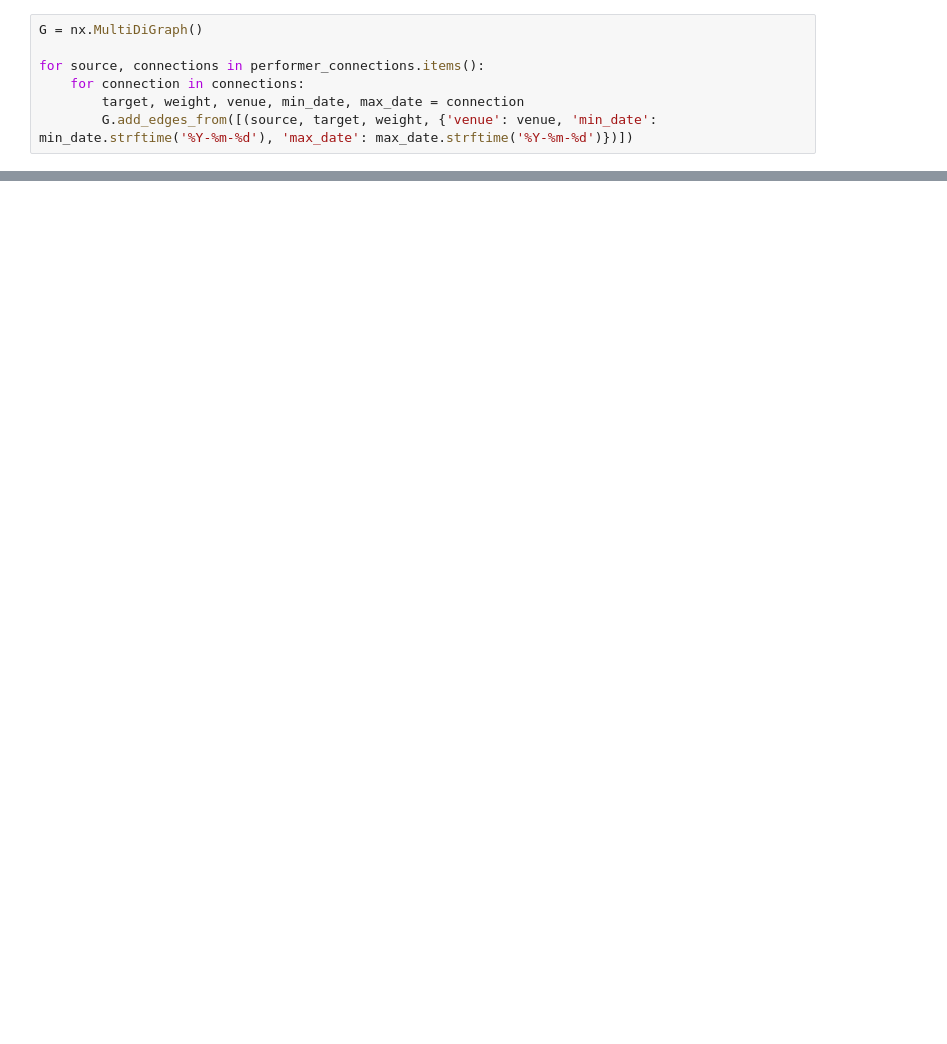
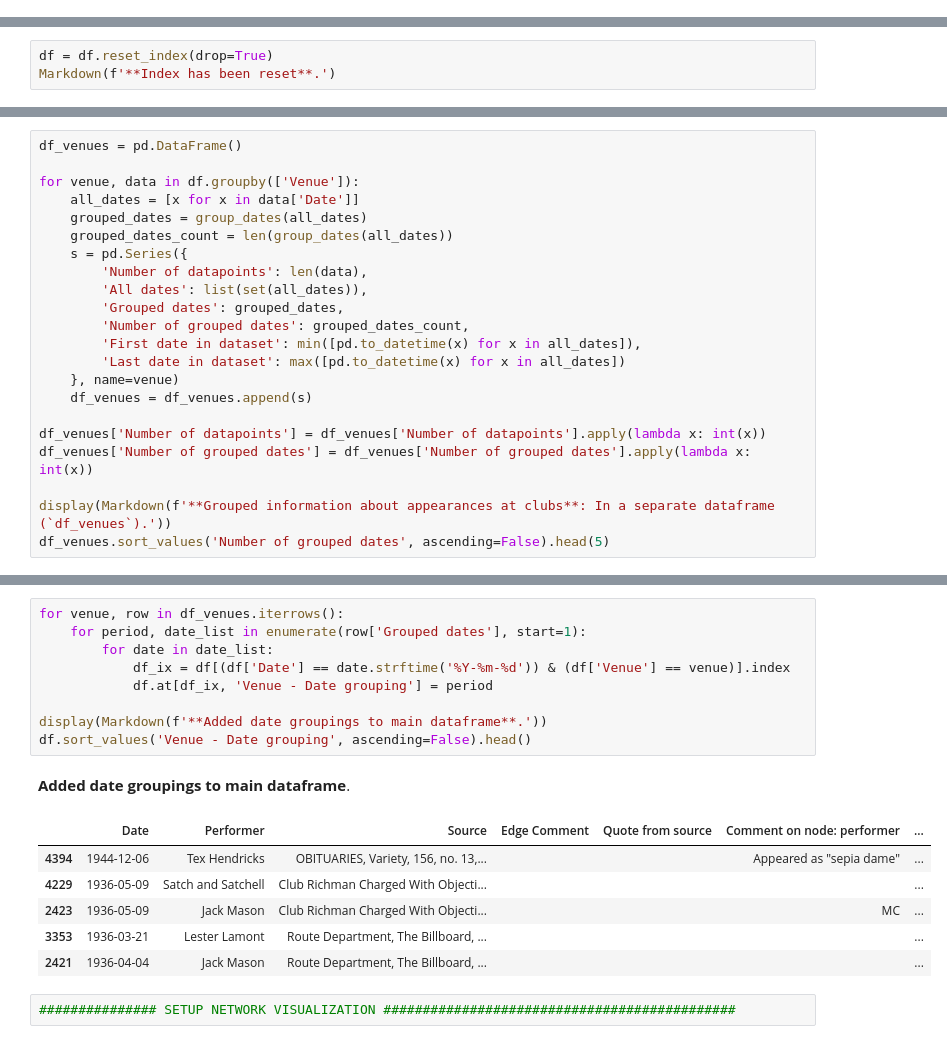
Before and after one commit to kallewesterling/drag-data-1930s, a Jupyter notebook: - Jupyter notebooks/new method rethinking using pandas.ipynb, the cells around one changed output, grey strips where cells are left out. Saved outputs shown, nothing was run; the diff lists cells and outputs as text; blank space fills up the shorter version.

```diff
--- a/- Jupyter notebooks/new method rethinking using pandas.ipynb
+++ b/- Jupyter notebooks/new method rethinking using pandas.ipynb
@@ -293,7 +340,0 @@ for venue, venue_connection in venue_connections.items():
-# %%
-G = nx.MultiDiGraph()
-
-for source, connections in performer_connections.items():
-    for connection in connections:
-        target, weight, venue, min_date, max_date = connection
-        G.add_edges_from([(source, target, weight, {'venue': venue, 'min_date': min_date.strftime('%Y-%m-%d'), 'max_date': max_date.strftime('%Y-%m-%d')})])
@@ -301,0 +341,3 @@ nx.write_gexf(G=G, path='test.gexf')
+# %%
+df = df.reset_index(drop=True)
+Markdown(f'**Index has been reset**.')
@@ -301,0 +346,22 @@ nx.write_gexf(G=G, path='test.gexf')
+# %%
+df_venues = pd.DataFrame()
+
+for venue, data in df.groupby(['Venue']):
+    all_dates = [x for x in data['Date']]
+    grouped_dates = group_dates(all_dates)
+    grouped_dates_count = len(group_dates(all_dates))
+    s = pd.Series({
+        'Number of datapoints': len(data),
+        'All dates': list(set(all_dates)),
+        'Grouped dates': grouped_dates,
+        'Number of grouped dates': grouped_dates_count,
+        'First date in dataset': min([pd.to_datetime(x) for x in all_dates]),
+        'Last date in dataset': max([pd.to_datetime(x) for x in all_dates])
+    }, name=venue)
+    df_venues = df_venues.append(s)
+
+df_venues['Number of datapoints'] = df_venues['Number of datapoints'].apply(lambda x: int(x))
+df_venues['Number of grouped dates'] = df_venues['Number of grouped dates'].apply(lambda x: int(x))
+
+display(Markdown(f'**Grouped information about appearances at clubs**: In a separate dataframe (`df_venues`).'))
+df_venues.sort_values('Number of grouped dates', ascending=False).head(5)
@@ -301,0 +376,19 @@ nx.write_gexf(G=G, path='test.gexf')
+# %%
+for venue, row in df_venues.iterrows():
+    for period, date_list in enumerate(row['Grouped dates'], start=1):
+        for date in date_list:
+            df_ix = df[(df['Date'] == date.strftime('%Y-%m-%d')) & (df['Venue'] == venue)].index
+            df.at[df_ix, 'Venue - Date grouping'] = period
+
+display(Markdown(f'**Added date groupings to main dataframe**.'))
+df.sort_values('Venue - Date grouping', ascending=False).head()
+# %% [output]
+**Added date groupings to main dataframe**.
+|  | Date | Performer | Source | Edge Comment | Quote from source | Comment on node: performer | ... |
+| 4394 | 1944-12-06 | Tex Hendricks | OBITUARIES, Variety, 156, no. 13,... |  |  | Appeared as "sepia dame" | ... |
+| 4229 | 1936-05-09 | Satch and Satchell | Club Richman Charged With Objecti... |  |  |  | ... |
+| 2423 | 1936-05-09 | Jack Mason | Club Richman Charged With Objecti... |  |  | MC | ... |
+| 3353 | 1936-03-21 | Lester Lamont | Route Department, The Billboard, ... |  |  |  | ... |
+| 2421 | 1936-04-04 | Jack Mason | Route Department, The Billboard, ... |  |  |  | ... |
+# %%
+############### SETUP NETWORK VISUALIZATION #############################################
```
Also changed, not shown: parts of 29 cells of this notebook.
